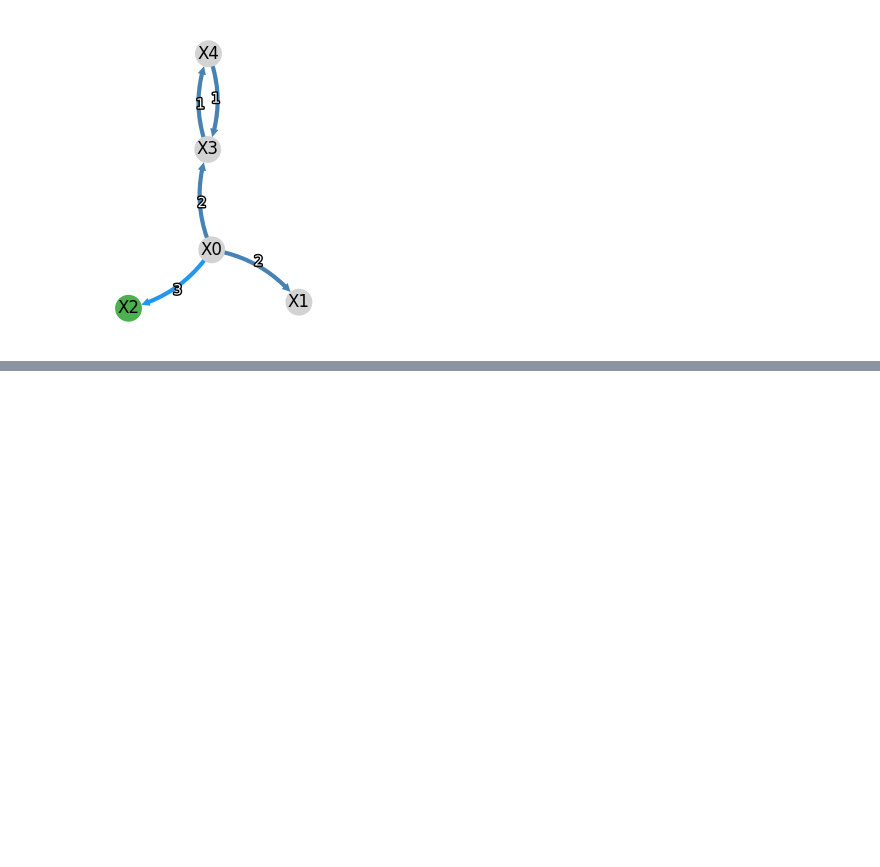
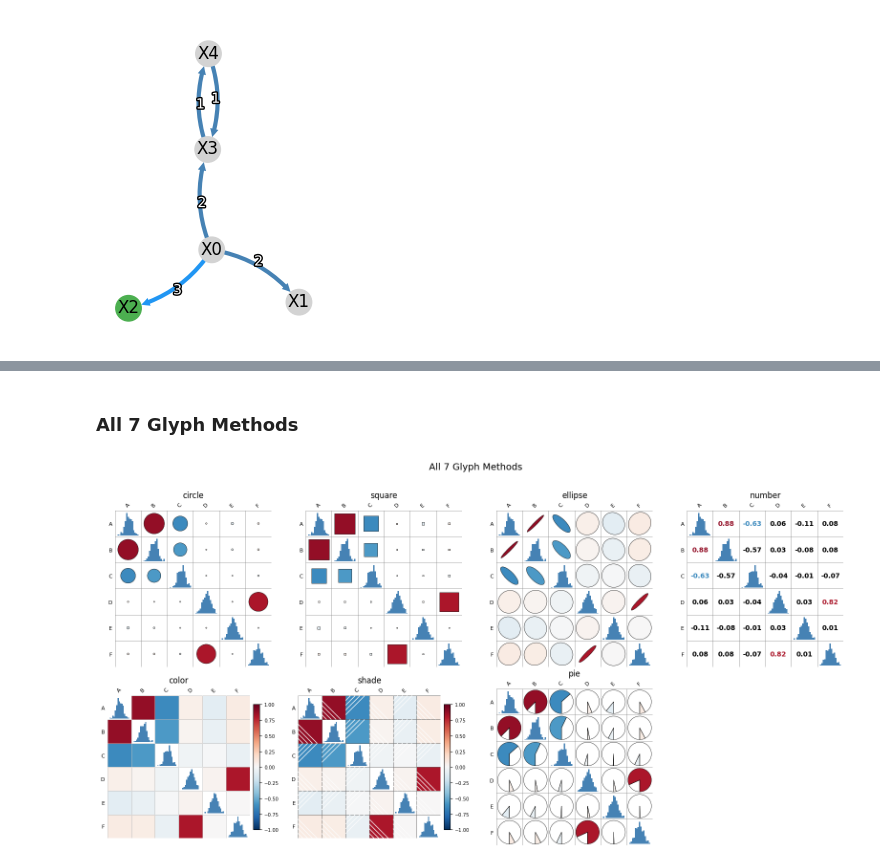
Before and after one commit to bloomberg/causal-ts, a Jupyter notebook: examples/plotting.ipynb, the cells around one changed output, grey strips where cells are left out. Cells and saved outputs as stored; diff of their text form; code cells hidden in the pictures; blank space fills up the shorter version.

```diff
--- a/examples/plotting.ipynb
+++ b/examples/plotting.ipynb
@@ -542,0 +551,20 @@ Uncomment savefig lines above to export
+# %%
+import numpy as np
+import pandas as pd
+import matplotlib.pyplot as plt
+from causalts.plotting import corrplot, compute_association_matrix
+
+# Self-contained example data: a few correlated variables
+rng = np.random.default_rng(0)
+n = 300
+z = rng.standard_normal(n)
+df1 = pd.DataFrame({
+    "A": z + 0.2 * rng.standard_normal(n),
+    "B": 0.85 * z + 0.5 * rng.standard_normal(n),
+    "C": -0.6 * z + 0.7 * rng.standard_normal(n),
+    "D": rng.standard_normal(n),
+    "E": rng.standard_normal(n),
+})
+df1["F"] = 0.7 * df1["D"] + 0.5 * rng.standard_normal(n)
+corr = df1.corr()
+corr.round(2)
@@ -542,0 +579,14 @@ Uncomment savefig lines above to export
+# %% [markdown]
+### All 7 Glyph Methods
+# %%
+methods = ['circle', 'square', 'ellipse', 'number', 'color', 'shade', 'pie']
+fig, axes = plt.subplots(2, 4, figsize=(16, 8))
+for ax, method in zip(axes.flat, methods):
+    corrplot(df1, metric='pearson', method=method, fig_ax=(fig, ax), colorbar=False, tl_cex=0.8)
+    ax.set_title(method)
+axes.flat[-1].set_visible(False)  # hide unused subplot
+fig.suptitle('All 7 Glyph Methods', fontsize=14, y=1.02)
+plt.tight_layout()
+plt.show()
+# %% [output]
+[figure, added]
```
Also changed, not shown: parts of 15 cells of this notebook, 5 other files.
